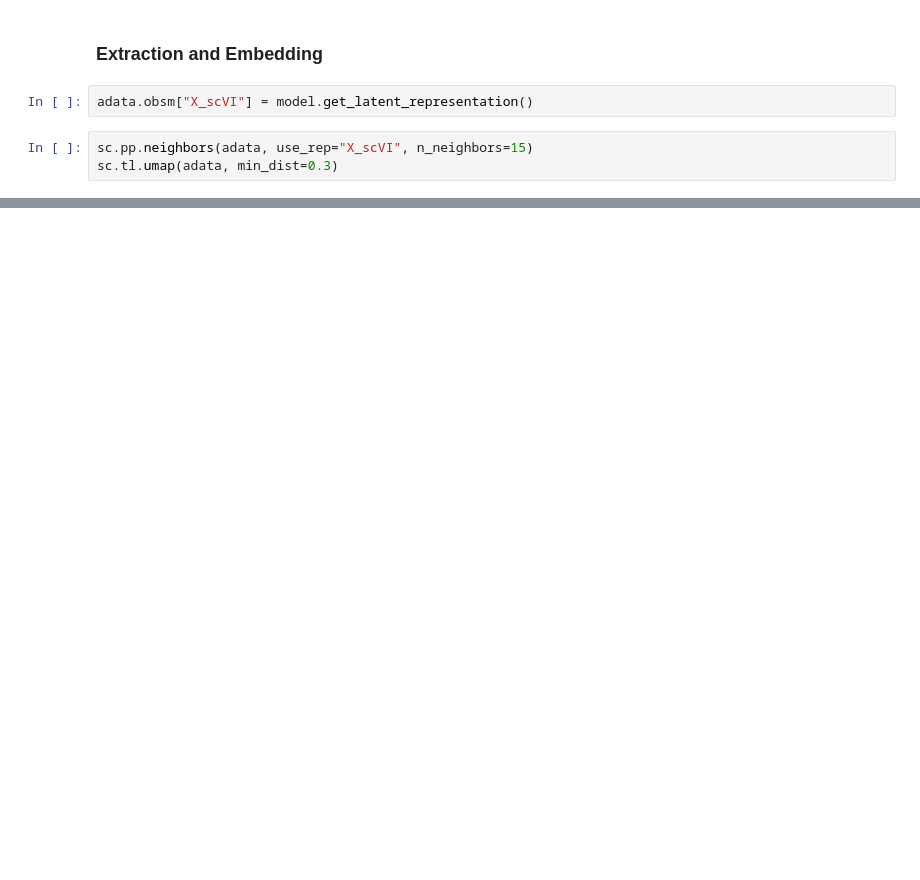
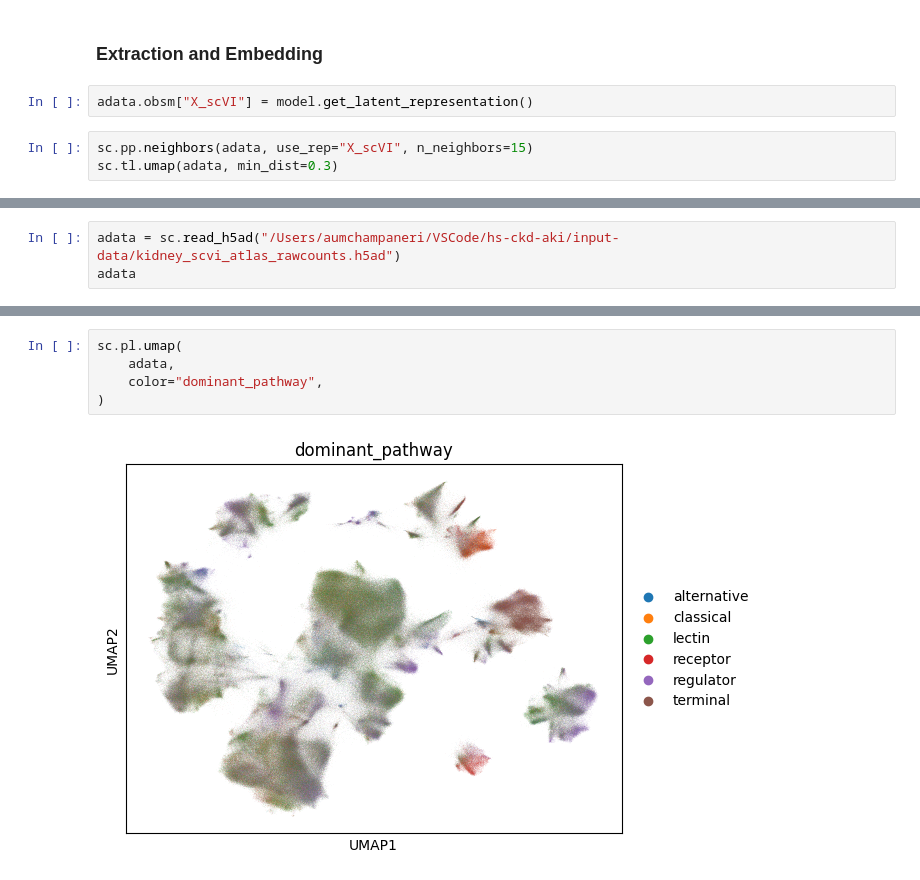
Before and after one commit to aumchampaneri/hs-ckd-aki, a Jupyter notebook: Analysis.ipynb, the cells around one changed output, grey strips where cells are left out. Saved outputs shown, nothing was run; the diff lists cells and outputs as text; blank space fills up the shorter version.

```diff
--- a/Analysis.ipynb
+++ b/Analysis.ipynb
@@ -151,0 +153,3 @@ model.save("scvi_kidney_model", overwrite=True)
+# %%
+adata = sc.read_h5ad("/Users/aumchampaneri/VSCode/hs-ckd-aki/input-data/kidney_scvi_atlas_rawcounts.h5ad")
+adata
@@ -151,0 +1036,7 @@ model.save("scvi_kidney_model", overwrite=True)
+# %%
+sc.pl.umap(
+    adata,
+    color="dominant_pathway",
+)
+# %% [output]
+[figure, added]
```
Also changed, not shown: parts of 41 cells of this notebook.
